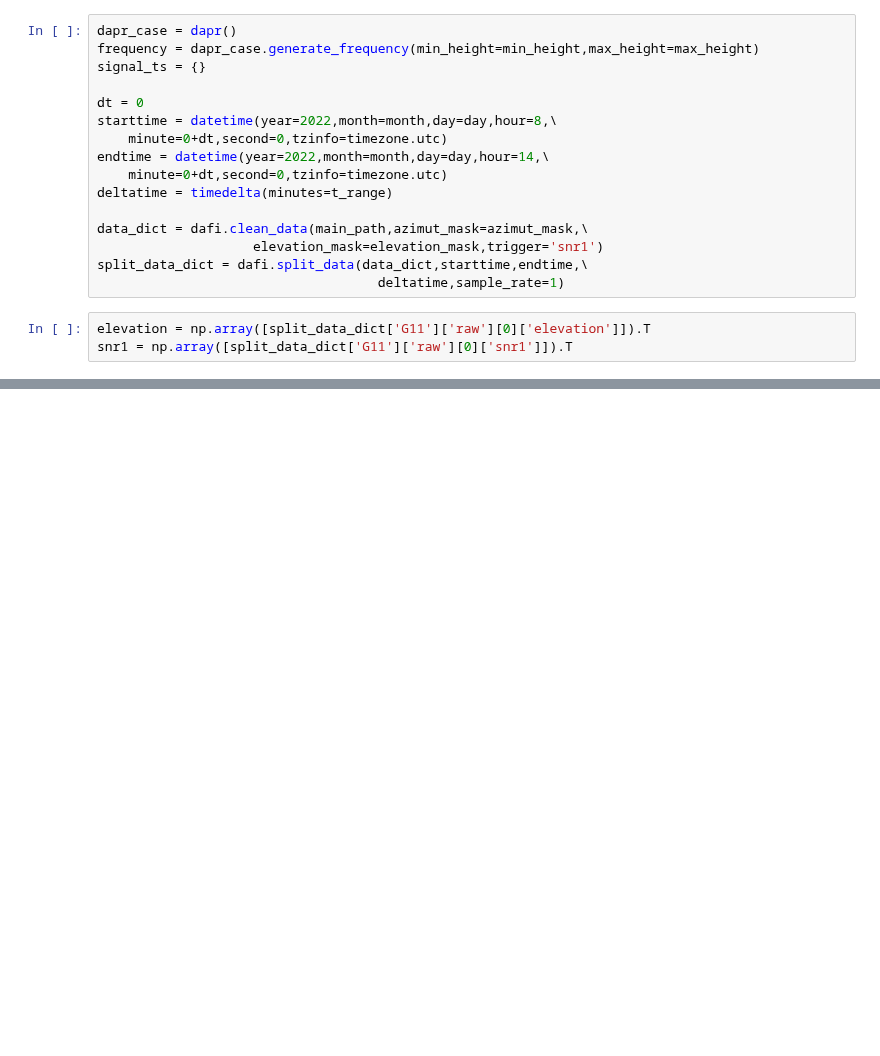
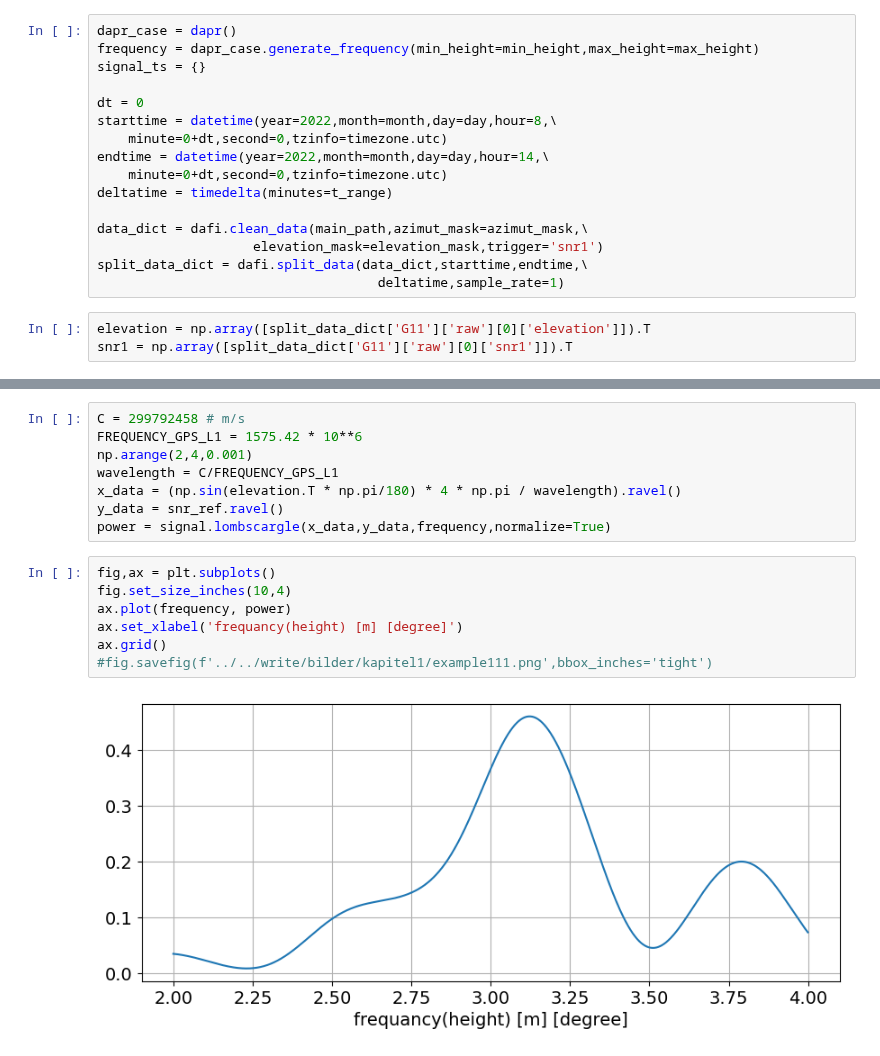
Before and after one commit to ziqing97/gnss_ir_analyze, a Jupyter notebook: src/plot_other_graph.ipynb, the cells around one changed output, grey strips where cells are left out. Drawn from its saved outputs; the diff is of its cells as text; blank space fills up the shorter version.

```diff
--- a/src/plot_other_graph.ipynb
+++ b/src/plot_other_graph.ipynb
@@ -76,0 +77,17 @@ fig.savefig(f'../../write/bilder/kapitel1/snrresiduel.png',bbox_inches='tight')
+# %%
+C = 299792458 # m/s
+FREQUENCY_GPS_L1 = 1575.42 * 10**6
+np.arange(2,4,0.001)
+wavelength = C/FREQUENCY_GPS_L1
+x_data = (np.sin(elevation.T * np.pi/180) * 4 * np.pi / wavelength).ravel()
+y_data = snr_ref.ravel()
+power = signal.lombscargle(x_data,y_data,frequency,normalize=True)
+# %%
+fig,ax = plt.subplots()
+fig.set_size_inches(10,4)
+ax.plot(frequency, power)
+ax.set_xlabel('frequancy(height) [m] [degree]')
+ax.grid()
+#fig.savefig(f'../../write/bilder/kapitel1/example111.png',bbox_inches='tight')
+# %% [output]
+[figure, added]
```
Also changed, not shown: parts of 5 cells of this notebook, 5 other files.
